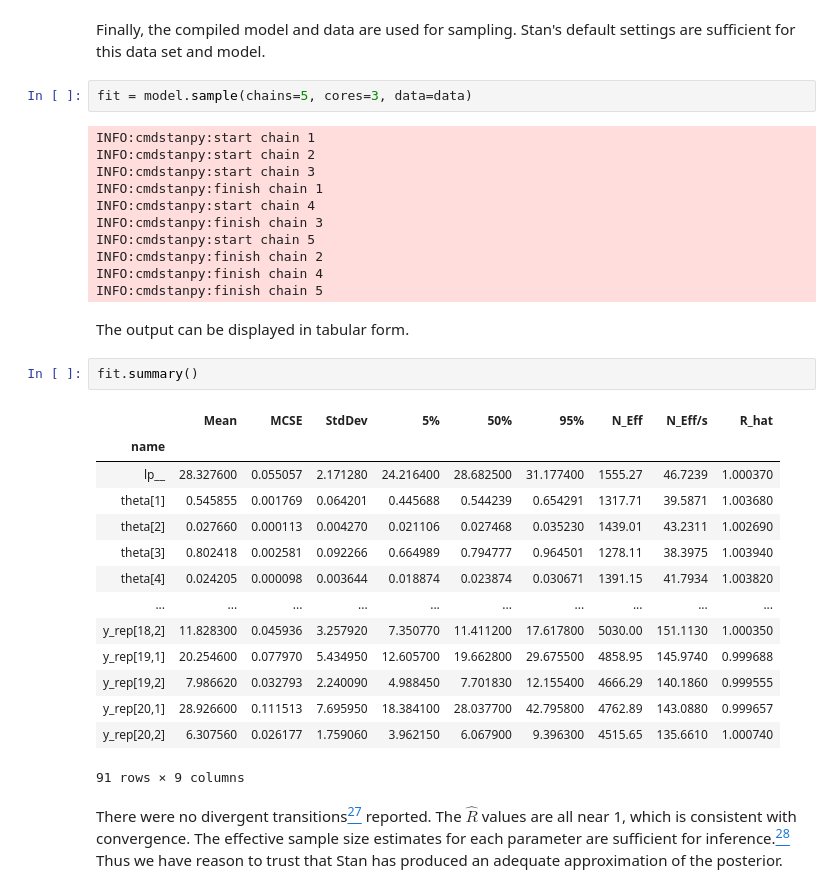
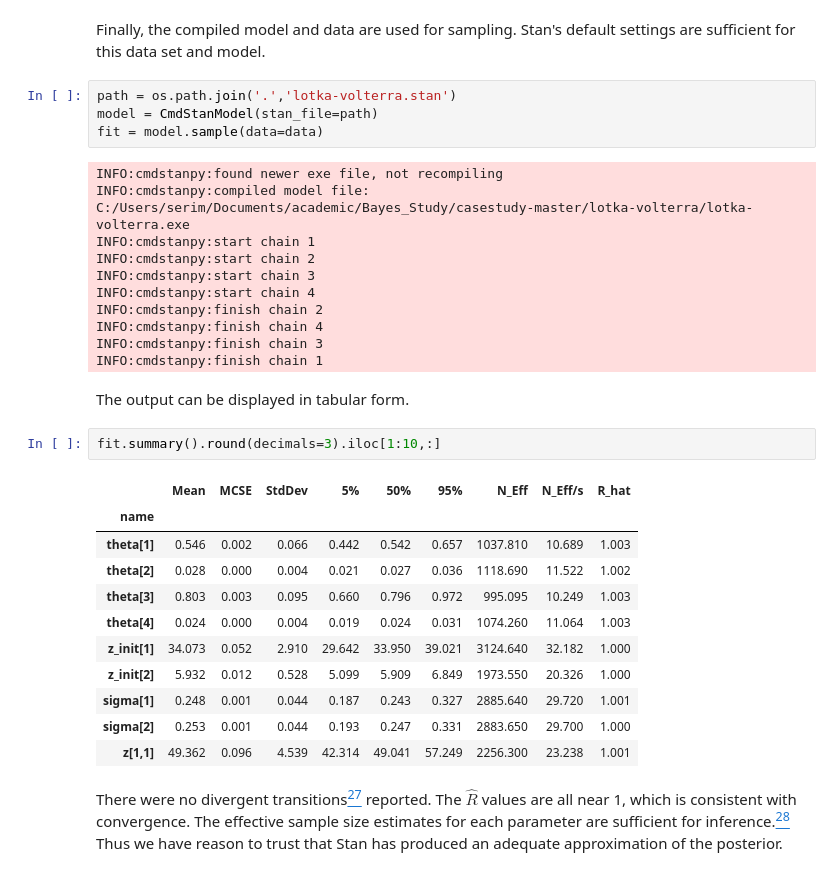
Before and after one commit to StanKorea/casestudy, a Jupyter notebook: lotka-volterra/20Stan_lotka_volterra.ipynb, the cells around one changed output. Drawn from its saved outputs; the diff is of its cells as text.

```diff
--- a/lotka-volterra/20Stan_lotka_volterra.ipynb
+++ b/lotka-volterra/20Stan_lotka_volterra.ipynb
@@ -453,37 +436,36 @@ y:
 # %% [markdown]
 Finally, the compiled model and data are used for sampling. Stan's default settings are sufficient for this data set and model.
-# %%
-fit = model.sample(chains=5, cores=3, data=data)
-# %% [output]
-INFO:cmdstanpy:start chain 1
-INFO:cmdstanpy:start chain 2
-INFO:cmdstanpy:start chain 3
-INFO:cmdstanpy:finish chain 1
-INFO:cmdstanpy:start chain 4
-INFO:cmdstanpy:finish chain 3
-INFO:cmdstanpy:start chain 5
-INFO:cmdstanpy:finish chain 2
-INFO:cmdstanpy:finish chain 4
-INFO:cmdstanpy:finish chain 5
+# %%
+path = os.path.join('.','lotka-volterra.stan')
+model = CmdStanModel(stan_file=path)
+fit = model.sample(data=data)
+# %% [output]
+INFO:cmdstanpy:found newer exe file, not recompiling
+INFO:cmdstanpy:compiled model file: C:/Users/serim/Documents/academic/Bayes_Study/casestudy-master/lotka-volterra/lotka-volterra.exe
+INFO:cmdstanpy:start chain 1
+INFO:cmdstanpy:start chain 2
+INFO:cmdstanpy:start chain 3
+INFO:cmdstanpy:start chain 4
+INFO:cmdstanpy:finish chain 2
+INFO:cmdstanpy:finish chain 4
+INFO:cmdstanpy:finish chain 3
+INFO:cmdstanpy:finish chain 1
 # %% [markdown]
 The output can be displayed in tabular form.
-# %%
-fit.summary()
-# %% [output]
-|  | Mean | MCSE | StdDev | 5% | 50% | 95% | N_Eff | N_Eff/s | R_hat |
-| name |  |  |  |  |  |  |  |  |  |
-| lp__ | 28.327600 | 0.055057 | 2.171280 | 24.216400 | 28.682500 | 31.177400 | 1555.27 | 46.7239 | 1.000370 |
-| theta[1] | 0.545855 | 0.001769 | 0.064201 | 0.445688 | 0.544239 | 0.654291 | 1317.71 | 39.5871 | 1.003680 |
-| theta[2] | 0.027660 | 0.000113 | 0.004270 | 0.021106 | 0.027468 | 0.035230 | 1439.01 | 43.2311 | 1.002690 |
-| theta[3] | 0.802418 | 0.002581 | 0.092266 | 0.664989 | 0.794777 | 0.964501 | 1278.11 | 38.3975 | 1.003940 |
-| theta[4] | 0.024205 | 0.000098 | 0.003644 | 0.018874 | 0.023874 | 0.030671 | 1391.15 | 41.7934 | 1.003820 |
-| ... | ... | ... | ... | ... | ... | ... | ... | ... | ... |
-| y_rep[18,2] | 11.828300 | 0.045936 | 3.257920 | 7.350770 | 11.411200 | 17.617800 | 5030.00 | 151.1130 | 1.000350 |
-| y_rep[19,1] | 20.254600 | 0.077970 | 5.434950 | 12.605700 | 19.662800 | 29.675500 | 4858.95 | 145.9740 | 0.999688 |
-| y_rep[19,2] | 7.986620 | 0.032793 | 2.240090 | 4.988450 | 7.701830 | 12.155400 | 4666.29 | 140.1860 | 0.999555 |
-| y_rep[20,1] | 28.926600 | 0.111513 | 7.695950 | 18.384100 | 28.037700 | 42.795800 | 4762.89 | 143.0880 | 0.999657 |
-| y_rep[20,2] | 6.307560 | 0.026177 | 1.759060 | 3.962150 | 6.067900 | 9.396300 | 4515.65 | 135.6610 | 1.000740 |
-91 rows × 9 columns
+# %%
+fit.summary().round(decimals=3).iloc[1:10,:]
+# %% [output]
+|  | Mean | MCSE | StdDev | 5% | 50% | 95% | N_Eff | N_Eff/s | R_hat |
+| name |  |  |  |  |  |  |  |  |  |
+| theta[1] | 0.546 | 0.002 | 0.066 | 0.442 | 0.542 | 0.657 | 1037.810 | 10.689 | 1.003 |
+| theta[2] | 0.028 | 0.000 | 0.004 | 0.021 | 0.027 | 0.036 | 1118.690 | 11.522 | 1.002 |
+| theta[3] | 0.803 | 0.003 | 0.095 | 0.660 | 0.796 | 0.972 | 995.095 | 10.249 | 1.003 |
+| theta[4] | 0.024 | 0.000 | 0.004 | 0.019 | 0.024 | 0.031 | 1074.260 | 11.064 | 1.003 |
+| z_init[1] | 34.073 | 0.052 | 2.910 | 29.642 | 33.950 | 39.021 | 3124.640 | 32.182 | 1.000 |
+| z_init[2] | 5.932 | 0.012 | 0.528 | 5.099 | 5.909 | 6.849 | 1973.550 | 20.326 | 1.000 |
+| sigma[1] | 0.248 | 0.001 | 0.044 | 0.187 | 0.243 | 0.327 | 2885.640 | 29.720 | 1.001 |
+| sigma[2] | 0.253 | 0.001 | 0.044 | 0.193 | 0.247 | 0.331 | 2883.650 | 29.700 | 1.000 |
+| z[1,1] | 49.362 | 0.096 | 4.539 | 42.314 | 49.041 | 57.249 | 2256.300 | 23.238 | 1.001 |
 # %% [markdown]
 There were no divergent transitions[<sup>27</sup>](#fn27) reported.  The $\hat{R}$ values are all near 1, which is consistent with convergence.  The effective sample size estimates for each parameter are sufficient for inference.[<sup>28</sup>](#fn28) Thus we have reason to trust that Stan has produced an adequate approximation of the posterior.
 # %% [markdown]
```
Also changed, not shown: parts of 25 cells of this notebook.
